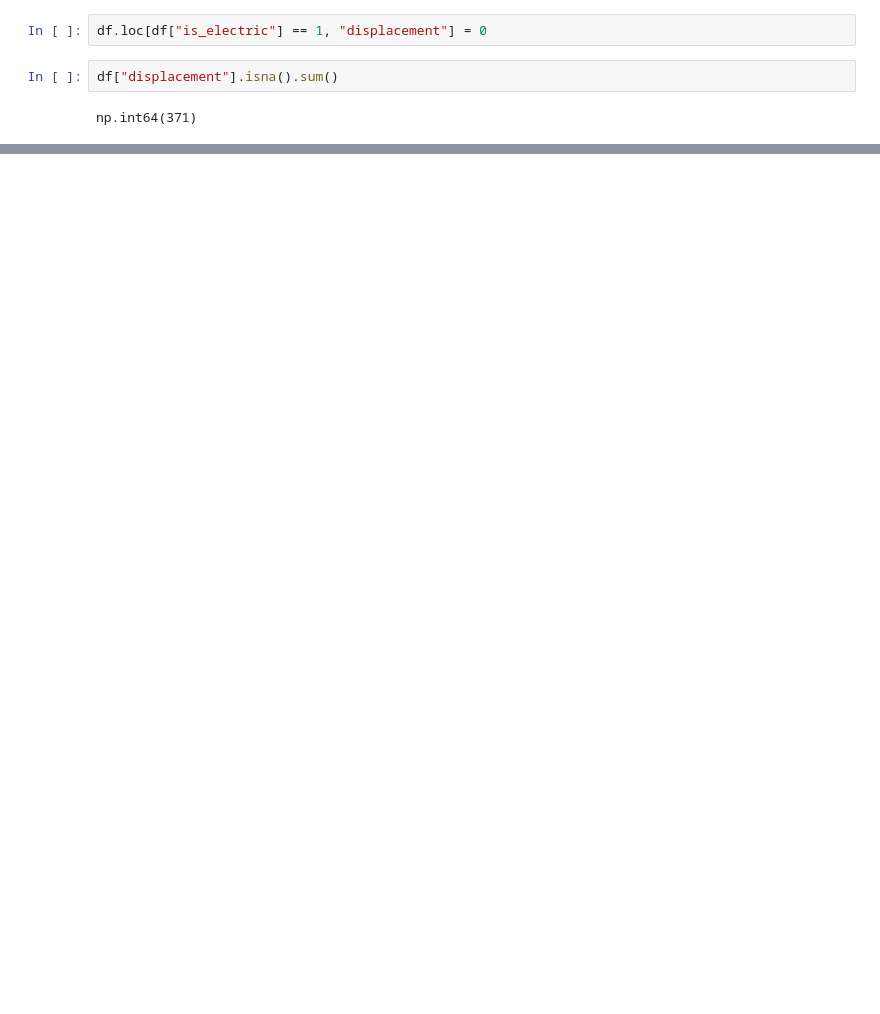
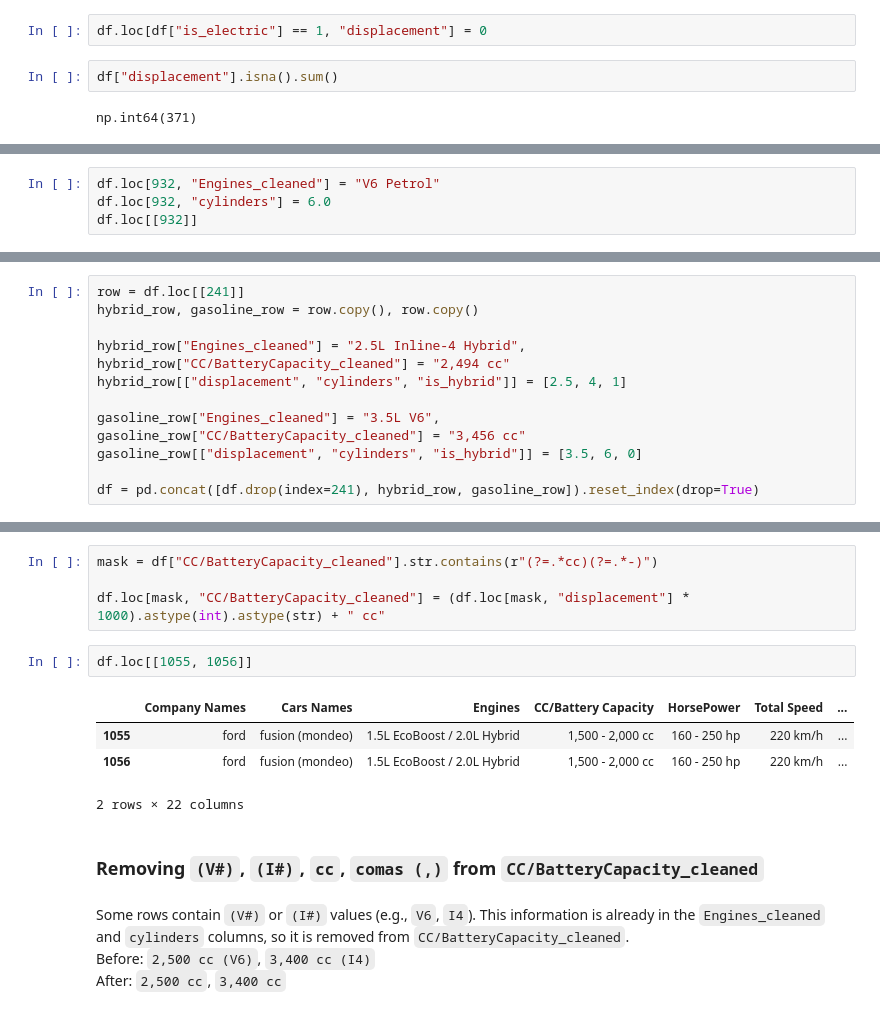
Before and after one commit to Juan-2003/Car-Regression, a Jupyter notebook: notebooks/2_Cleaning_car_price_regression.ipynb, the cells around one changed output, grey strips where cells are left out. Cells and saved outputs as stored; diff of their text form; blank space fills up the shorter version.

```diff
--- a/notebooks/2_Cleaning_car_price_regression.ipynb
+++ b/notebooks/2_Cleaning_car_price_regression.ipynb
@@ -249,0 +592,4 @@ np.int64(371)
+# %%
+df.loc[932, "Engines_cleaned"] = "V6 Petrol"
+df.loc[932, "cylinders"] = 6.0
+df.loc[[932]]
@@ -249,0 +612,13 @@ np.int64(371)
+# %%
+row = df.loc[[241]]
+hybrid_row, gasoline_row = row.copy(), row.copy()
+
+hybrid_row["Engines_cleaned"] = "2.5L Inline-4 Hybrid",
+hybrid_row["CC/BatteryCapacity_cleaned"] = "2,494 cc"
+hybrid_row[["displacement", "cylinders", "is_hybrid"]] = [2.5, 4, 1]
+
+gasoline_row["Engines_cleaned"] = "3.5L V6",
+gasoline_row["CC/BatteryCapacity_cleaned"] = "3,456 cc"
+gasoline_row[["displacement", "cylinders", "is_hybrid"]] = [3.5, 6, 0]
+
+df = pd.concat([df.drop(index=241), hybrid_row, gasoline_row]).reset_index(drop=True)
@@ -249,0 +653,17 @@ np.int64(371)
+# %%
+mask = df["CC/BatteryCapacity_cleaned"].str.contains(r"(?=.*cc)(?=.*-)")
+
+df.loc[mask, "CC/BatteryCapacity_cleaned"] = (df.loc[mask, "displacement"] * 1000).astype(int).astype(str) + " cc"
+# %%
+df.loc[[1055, 1056]]
+# %% [output]
+|  | Company Names | Cars Names | Engines | CC/Battery Capacity | HorsePower | Total Speed | ... |
+| 1055 | ford | fusion (mondeo) | 1.5L EcoBoost / 2.0L Hybrid | 1,500 - 2,000 cc | 160 - 250 hp | 220 km/h | ... |
+| 1056 | ford | fusion (mondeo) | 1.5L EcoBoost / 2.0L Hybrid | 1,500 - 2,000 cc | 160 - 250 hp | 220 km/h | ... |
+2 rows × 22 columns
+# %% [markdown]
+### Removing `(V#)`, `(I#)`, `cc`, `comas (,)` from `CC/BatteryCapacity_cleaned`
+# %% [markdown]
+Some rows contain `(V#)` or `(I#)` values (e.g., `V6`, `I4`). This information is already in the `Engines_cleaned` and `cylinders` columns, so it is removed from `CC/BatteryCapacity_cleaned`.
+Before: `2,500 cc (V6)`, `3,400 cc (I4)`
+After: `2,500 cc`, `3,400 cc`
```
Also changed, not shown: parts of 62 cells of this notebook.
